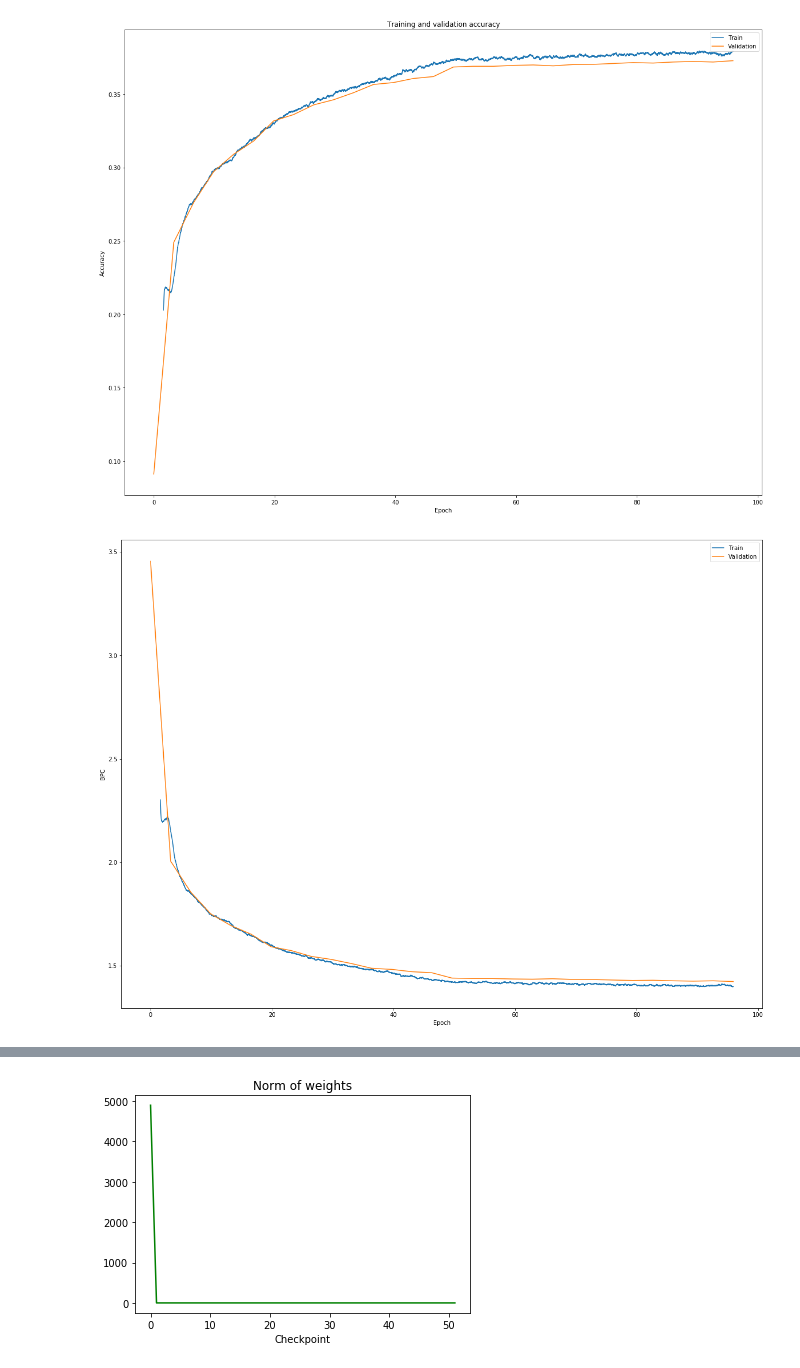
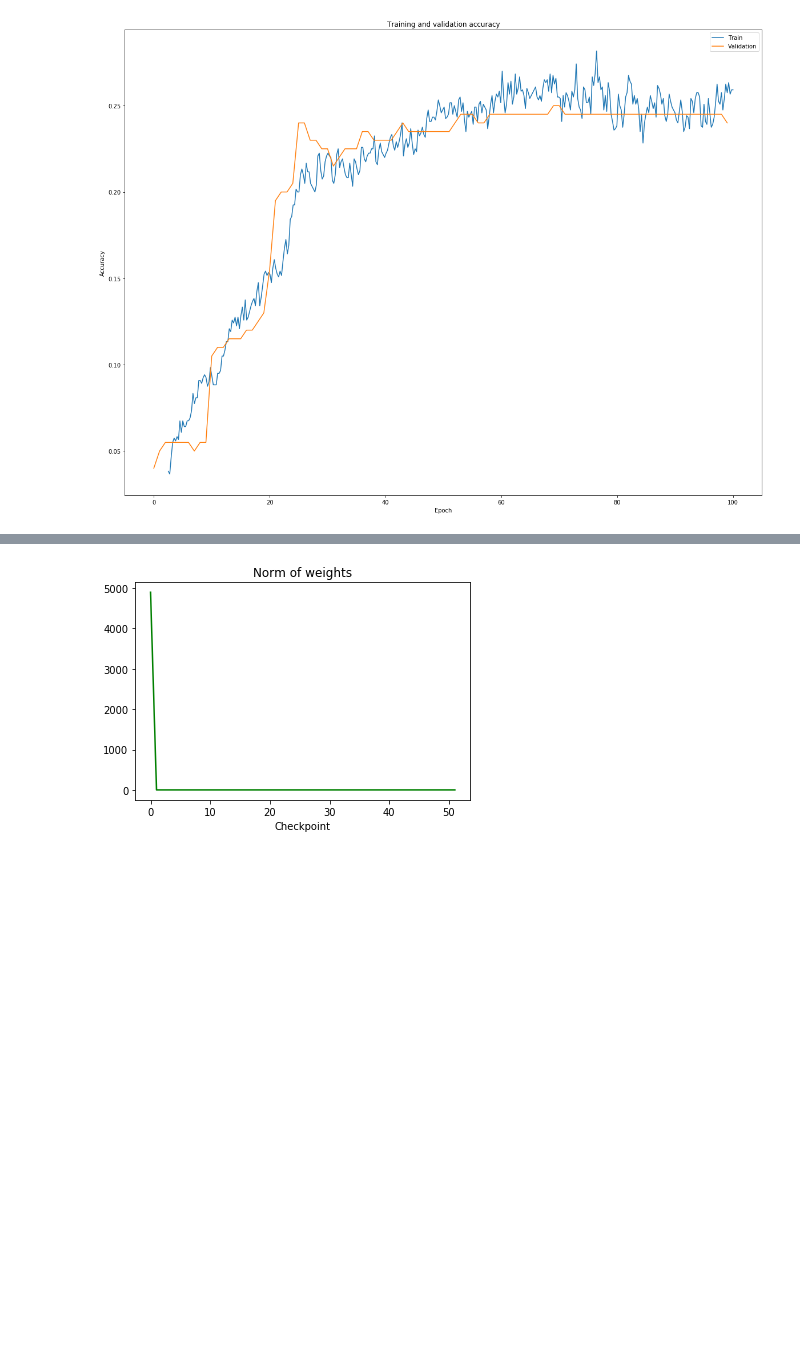
Before and after one commit to matthewkennedy5/RRNN, a Jupyter notebook: visualize-results.ipynb, the cells around one changed output, grey strips where cells are left out. Saved outputs shown, nothing was run; the diff lists cells and outputs as text; code cells hidden in the pictures; blank space fills up the shorter version.

```diff
--- a/visualize-results.ipynb
+++ b/visualize-results.ipynb
@@ -7,8 +7,9 @@ import numpy as np
 from matplotlib import pyplot as plt
 import torch
 from structure_utils import *
+import pdb
 
-dirname = 'FTVal'
+dirname = 'test2'
 # %%
 # Display hyperparameters and run information
 
@@ -83,14 +80,14 @@ val = []
 with open(dirname + '/val_loss.txt', 'r') as f:
     for iteration in f:
         val.append([float(term) for term in iteration.split()])
-val = np.array(val)
+val_loss = np.array(val)
 
 # Plot
 plt.figure(figsize=(20, 15))
 plt.plot(x_axis, np.sum(losses, axis=1), label='Train')
-valx = val[:, 0] / n_data # The first column of val is the iteration numbers
-valx = np.linspace(0, batch_size * N_iters / n_data, num=val.shape[0])
-plt.plot(valx, np.sum(val[:, 1:], axis=1), label='Validation')
+# valx = val[:, 0] / n_data # The first column of val is the iteration numbers
+# valx = np.linspace(0, batch_size * N_iters / n_data, num=val.shape[0])
+plt.plot(range(n_epochs), np.sum(val_loss[:, 1:], axis=1), label='Validation')
 plt.legend(loc='upper right')
 plt.xlabel('Epoch')
 plt.ylabel('Loss')
@@ -103,50 +100,36 @@ plt.show()
 # %%
 # Training and validation accuracy
 
 if params['nb_val'] > 0:
     val = []
     with open(dirname + '/val_acc.txt', 'r') as f:
         for iteration in f:
             val.append([float(term) for term in iteration.split()])
     val = np.array(val)
 else:
     val = np.zeros((2, 2))
 
-train = []
-with open(dirname + '/train_acc.txt', 'r') as f:
-    for iteration in f:
-        train.append([float(term) for term in iteration.split()])
+# train = []
+# with open(dirname + '/train_acc.txt', 'r') as f:
+#     for iteration in f:
+#         train.append([float(term) for term in iteration.split()])
+# train = np.array(train)
+train = pickle.load(open(dirname + '/acc_history.pkl', 'rb'))
 train = np.array(train)
 
 # Training accuracy here is the average of the last V training examples,
 # where V is the size of the validation set.
-val_size = 500
+val_size = 10
 for i in reversed(range(train.shape[0])):
     train[i] = np.mean(train[i-val_size:i])
 
-train_x = np.linspace(0, batch_size * train.shape[0] / n_data, num=train.shape[0])
-val_x = np.linspace(0, batch_size * N_iters / n_data, num=val.shape[0])
 plt.figure(figsize=(20, 15))
-plt.plot(train_x, train, label='Train')
-plt.plot(val_x, val[:, 1:], label='Validation')
+plt.plot(x_axis, train, label='Train')
+plt.plot(range(n_epochs), val, label='Validation')
 plt.title('Training and validation accuracy')
 plt.ylabel('Accuracy')
 plt.xlabel('Epoch')
 plt.legend(loc='upper right')
 plt.show()
-
-eps = 1e-6
-train_bpc = -np.log2(train + eps)
-val_bpc = -np.log2(val[:, 1] + eps)
-plt.figure(figsize=(20, 15))
-train_x = np.linspace(0, batch_size * train_bpc.shape[0] / n_data, num=train_bpc.shape[0])
-val_x = np.linspace(0, batch_size * N_iters / n_data, num=val_bpc.shape[0])
-plt.plot(train_x, train_bpc, label='Train')
-plt.plot(val_x, val_bpc, label='Validation')
-plt.ylabel('BPC')
-plt.xlabel('Epoch')
-plt.legend()
-plt.show()
 # %% [output]
-[figure, old version]
+[figure, new version]
-[figure, removed]
```
Also changed, not shown: parts of 4 cells of this notebook.
